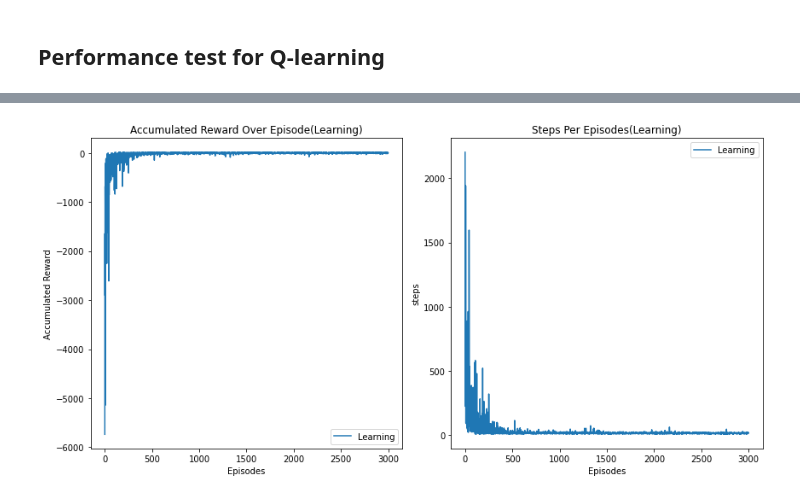
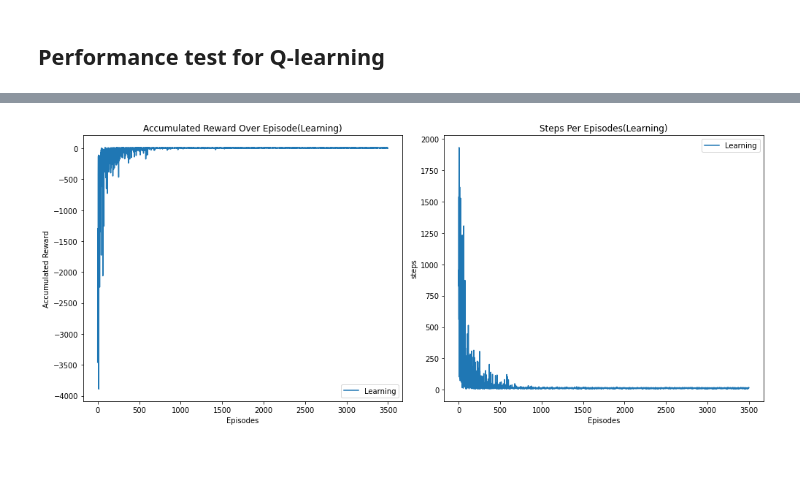
Before and after one commit to Mike0325-c/comp9414Ai-python, a Jupyter notebook: ass2/assi2.ipynb, the cells around one changed output, grey strips where cells are left out. Drawn from its saved outputs; the diff is of its cells as text; code cells hidden in the pictures; blank space fills up the shorter version.

```diff
--- a/ass2/assi2.ipynb
+++ b/ass2/assi2.ipynb
@@ -32,8 +38,18 @@ def epsilon_selection(state,epsilon,q_table):
         action = np.argmax(q_table[state]) # Select best known action (exploitation)
     return action
 
+def softmax(x):
+    e_x = np.exp(x - np.max(x))
+    return e_x / e_x.sum(axis=0)
+
+def softmax_selection(state, q_table):
+    action_probabilities = softmax(q_table[state])
+    # randomly choose action according to the probability
+    action = np.random.choice(len(action_probabilities), p=action_probabilities)
+    return action
+
 def plot(cum_rewards, total_epochs):
-    plt.figure(figsize=(12, 6))
+    plt.figure(figsize=(14, 6))
 
     # Plot 1: Cumulative reward per episode
     plt.subplot(1, 2, 1)
@@ -202,55 +212,57 @@ def softmax_action(state, q_table):
 # %%
+# Sarsa
 # Test policy performance for Sarsa after training
 
-q_table = np.zeros([env.observation_space.n, env.action_space.n])
+def sarsa_agent(num_episodes):
+    q_table_sarsa_train = np.zeros([env.observation_space.n, env.action_space.n])
 
-alpha = 0.3 # Learning rate
-gamma = 0.97  # Discount rate
-epsilon = 0.3  # Exploration rate
-min_epsilon = 0.1  # Minimum exploration rate
-decay_rate = 0.99  # Decay rate for exploration rate
-num_episodes = 3000  # Number of episodes
+    alpha = 0.3 # Learning rate
+    gamma = 0.97  # Discount rate
+    epsilon = 0.3  # Exploration rate
+    min_epsilon = 0.1  # Minimum exploration rate
+    decay_rate = 0.99  # Decay rate for exploration rate
 
-# Output for plots
-accum_reward = np.zeros([num_episodes])
-total_steps = np.zeros([num_episodes])
+    # Output for plots
+    accum_reward = np.zeros([num_episodes])
+    total_steps = np.zeros([num_episodes])
 
-for episode in range(1, num_episodes+1):
-    # Reset environment
-    state, info = env.reset()
-    step = 0
-    finish = False
-    cum_reward = 0
-    # action = softmax_action(state,q_table)
-    action = epsilon_selection(state,epsilon,q_table)
-    while not finish:
+    for episode in range(1, num_episodes+1):
+        # Reset environment
+        state, info = env.reset()
+        step = 0
+        finish = False
+        cum_reward = 0
+        action = softmax_selection(state,q_table_sarsa_train)
 
+        while not finish:
+            # update the q-table
+            next_state, reward, finish, _ , info = env.step(action)
+            next_action = softmax_selection(next_state,q_table_sarsa_train)
 
-        # update the q-table
-        next_state, reward, finish, _ , info = env.step(action)
-        # next_action = softmax_action(next_state,q_table)
-        next_action = epsilon_selection(next_state,epsilon,q_table)
-        old_q_value = q_table[state, action]
-        q_table[state, action] += alpha * (reward + gamma * q_table[next_state, next_action] - old_q_value)
+            old_q_value = q_table_sarsa_train[state, action]
+            q_table_sarsa_train[state, action] += alpha * (reward + gamma * q_table_sarsa_train[next_state, next_action] - old_q_value)
 
+            # update the state and action, calculate the steps and reward
+            state = next_state
+            action = next_action
+            step += 1
+            cum_reward += reward
+            total_steps[episode-1] = step
+            accum_reward[episode-1] = cum_reward
 
-        # update the state and action, calculate the steps and reward
-        state = next_state
-        action = next_action
-        step += 1
-        cum_reward += reward
-        total_steps[episode-1] = step
-        accum_reward[episode-1] = cum_reward
+        # Decay epsilon
+        epsilon = max(min_epsilon, epsilon * decay_rate)
+        if episode % 100 == 0:
+            clear_output(wait=True)
+            print(f"Episode #: {episode}")
 
-    epsilon = max(min_epsilon, epsilon * decay_rate)
+    print("\n")
+    print("===Training completed(SARSA).===\n")
+    # plot the picture
+    plot(accum_reward,total_steps)
+    # save the q-table
+    np.save("q_table_sarsa.npy", q_table_sarsa_train)
 
-    if episode % 100 == 0:
-        clear_output(wait=True)
-        print(f"Episode #: {episode}")
-
-print("\n")
-print("===Training completed.===\n")
-
-plot(accum_reward,total_steps)
-np.save("q_table_sarsa.npy", q_table)
+# run the function given the number of episodes as parameter for SARSA
+sarsa_agent(3500)
 # %% [output]
@@ -261,4 +273,4 @@ Episode #: 3000
-[figure, old version]
+[figure, new version]
 # %%
 # Test policy performance for Q-learning after training
 
```
Also changed, not shown: parts of 8 cells of this notebook, 28 other files.
